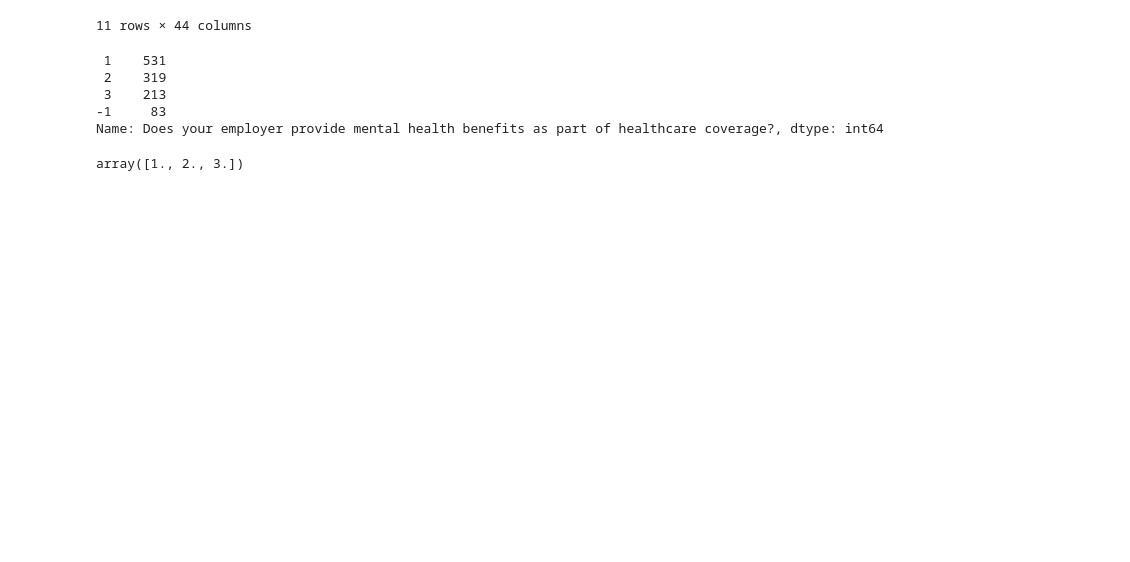
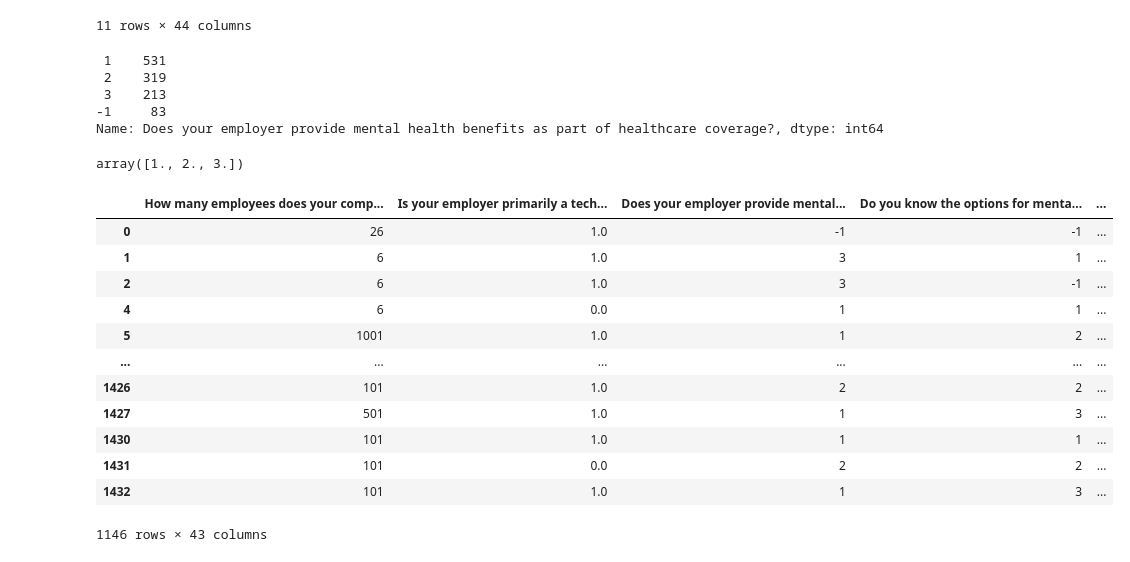
Before and after one commit to timlanwong/datathon, a Jupyter notebook: Datathon.ipynb, the cells around one changed output. Cells and saved outputs as stored; diff of their text form; code cells hidden in the pictures; blank space fills up the shorter version.

Commit message:
cleaned the data

```diff
--- a/Datathon.ipynb
+++ b/Datathon.ipynb
@@ -4,7 +4,7 @@ import pandas as pd
 import category_encoders as ce
 from sklearn.preprocessing import OrdinalEncoder
 # %%
-data = pd.read_csv("data_2016.csv")
+data = pd.read_csv("mental-heath-in-tech-2016_20161114.csv")
 # %%
 data.head()
 # %% [output]
@@ -600,3 +600,26 @@ Name: Does your employer provide mental health benefits as part of healthcare co
 df4['What is your gender?'].unique()
 # %% [output]
 array([1., 2., 3.])
+# %%
+df5 = df4.copy()
+country_rp_dt = {}
+for idx, name in enumerate(df5['What country do you work in?'].unique()):
+    country_rp_dt[name] = idx
+df5['What country do you work in?'] = df5['What country do you work in?'].replace(country_rp_dt)
+df5 = df5.drop(columns='Which of the following best describes your work position?')
+# %%
+df5
+# %% [output]
+|  | How many employees does your comp... | Is your employer primarily a tech... | Does your employer provide mental... | Do you know the options for menta... | ... |
+| 0 | 26 | 1.0 | -1 | -1 | ... |
+| 1 | 6 | 1.0 | 3 | 1 | ... |
+| 2 | 6 | 1.0 | 3 | -1 | ... |
+| 4 | 6 | 0.0 | 1 | 1 | ... |
+| 5 | 1001 | 1.0 | 1 | 2 | ... |
+| ... | ... | ... | ... | ... | ... |
+| 1426 | 101 | 1.0 | 2 | 2 | ... |
+| 1427 | 501 | 1.0 | 1 | 3 | ... |
+| 1430 | 101 | 1.0 | 1 | 1 | ... |
+| 1431 | 101 | 0.0 | 2 | 2 | ... |
+| 1432 | 101 | 1.0 | 1 | 3 | ... |
+1146 rows × 43 columns
```
